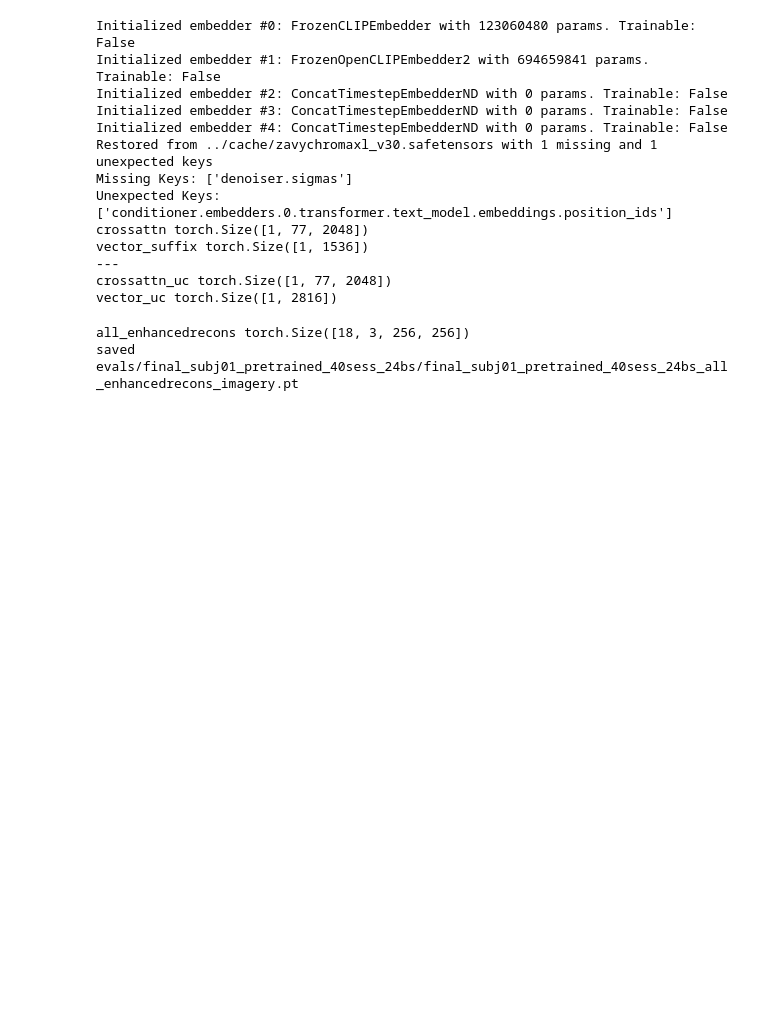
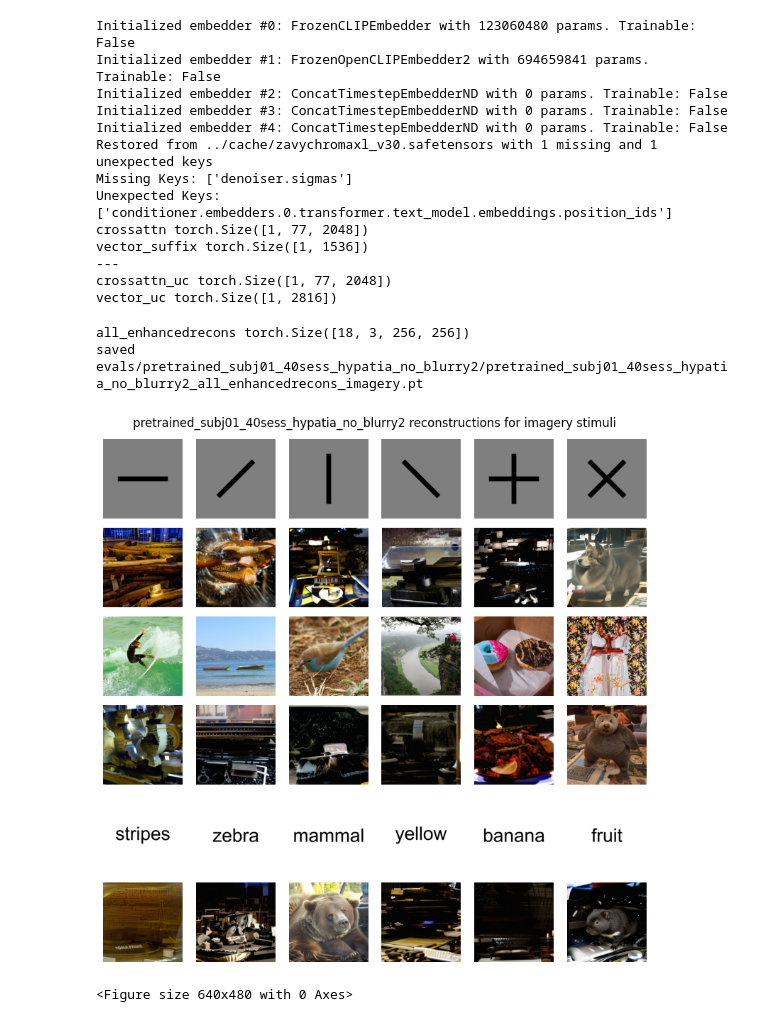
Before and after one commit to MedARC-AI/MindEyeV2, a Jupyter notebook: src/enhanced_recon_inference_mi.ipynb, the cells around one changed output. Drawn from its saved outputs; the diff is of its cells as text; code cells hidden in the pictures; blank space fills up the shorter version.

```diff
--- a/src/enhanced_recon_inference_mi.ipynb
+++ b/src/enhanced_recon_inference_mi.ipynb
@@ -51,12 +52,13 @@ device: cuda
 # %%
 # if running this interactively, can specify jupyter_args here for argparser to use
 if utils.is_interactive():
-    model_name = "final_subj01_pretrained_40sess_24bs"
+    # model_name = "final_subj01_pretrained_40sess_24bs"
+    model_name = "pretrained_subj01_40sess_hypatia_no_blurry2"
     print("model_name:", model_name)
     mode = "imagery"
     # global_batch_size and batch_size should already be defined in the above cells
     # other variables can be specified in the following string:
-    jupyter_args = f"--model_name={model_name} --subj=1 --mode {mode}"
+    jupyter_args = f"--model_name={model_name} --subj=1 --mode {mode} --no-blurry_recon"
     print(jupyter_args)
     jupyter_args = jupyter_args.split()
 
@@ -74,7 +76,7 @@ parser.add_argument(
     help="will load ckpt for model found in ../train_logs/model_name",
 )
 parser.add_argument(
-    "--subj",type=int, default=1, choices=[1,2,3,4,5,6,7,8],
+    "--subj",type=int, default=1, choices=[1,2,3,4,5,6,7,8,9,10,11],
     help="Evaluate on which subject?",
 )
 parser.add_argument(
@@ -102,7 +104,15 @@ utils.seed_everything(seed)
 os.makedirs("evals",exist_ok=True)
 os.makedirs(f"evals/{model_name}",exist_ok=True)
 
-all_images = torch.load(f"../dataset/nsddata_stimuli/stimuli/imagery_stimuli_18.pt")
+if mode == "synthetic":
+    _, all_images = utils.load_nsd_synthetic(subject=subj, average=False, nest=True)
+elif subj > 8:
+    _, all_images = utils.load_imageryrf(subject=subj-8, mode=mode, stimtype="object", average=False, nest=True)
+    figure_dims = (16,8)
+else:
+    _, all_images = utils.load_nsd_mental_imagery(subject=subj, mode=mode, stimtype="all", average=False, nest=True)
+    figure_dims = (6,6)
+
 all_recons = torch.load(f"evals/{model_name}/{model_name}_all_recons_{mode}.pt")
 all_clipvoxels = torch.load(f"evals/{model_name}/{model_name}_all_clipvoxels_{mode}.pt")
 if blurry_recon:
@@ -315,9 +325,30 @@ all_enhancedrecons = transforms.Resize((256,256))(all_enhancedrecons).float()
 print("all_enhancedrecons", all_enhancedrecons.shape)
 torch.save(all_enhancedrecons,f"evals/{model_name}/{model_name}_all_enhancedrecons_{mode}.pt")
 print(f"saved evals/{model_name}/{model_name}_all_enhancedrecons_{mode}.pt")
-
-if not utils.is_interactive():
-    sys.exit(0)
 # %% [output]
 all_enhancedrecons torch.Size([18, 3, 256, 256])
-saved evals/final_subj01_pretrained_40sess_24bs/final_subj01_pretrained_40sess_24bs_all_enhancedrecons_imagery.pt
+saved evals/pretrained_subj01_40sess_hypatia_no_blurry2/pretrained_subj01_40sess_hypatia_no_blurry2_all_enhancedrecons_imagery.pt
+# %%
+fig, axs = plt.subplots(figure_dims[0], figure_dims[1], figsize=(figure_dims[0] * 1.5, figure_dims[1] * 1.5))
+bidx = 0
+for samp_list in [np.arange(i*figure_dims[0],(i+1)*figure_dims[0]) for i in range(figure_dims[1])]:
+    for cidx, img_sample in enumerate(samp_list):
+        gt_image = utils.torch_to_Image(all_images[img_sample])
+        axs[bidx, cidx].imshow(gt_image)
+        # axs[bidx, cidx].set_title(f"Ground Truth {img_sample+1}")
+        axs[bidx, cidx].axis('off')  # Turn off axis
+
+        reconstructed_image = utils.torch_to_Image(all_enhancedrecons[img_sample])
+        axs[bidx+1, cidx].imshow(reconstructed_image)
+        axs[bidx+1, cidx].axis('off')  # Turn off axis
+    bidx += 2
+
+plt.subplots_adjust(top=0.9)  # Adjust the top parameter to create more space for the title
+plt.suptitle(f"{model_name} reconstructions for {mode} stimuli")
+plt.tight_layout()
+plt.show()
+print(f"saved evals/{model_name}/{model_name}_all_enhancedrecons_{mode}.png")
+plt.savefig(f"evals/{model_name}/{model_name}_all_enhancedrecons_{mode}.png")
+# %% [output]
+[figure, added]
+<Figure size 640x480 with 0 Axes>
```
Also changed, not shown: parts of 4 cells of this notebook, 10 other files.
